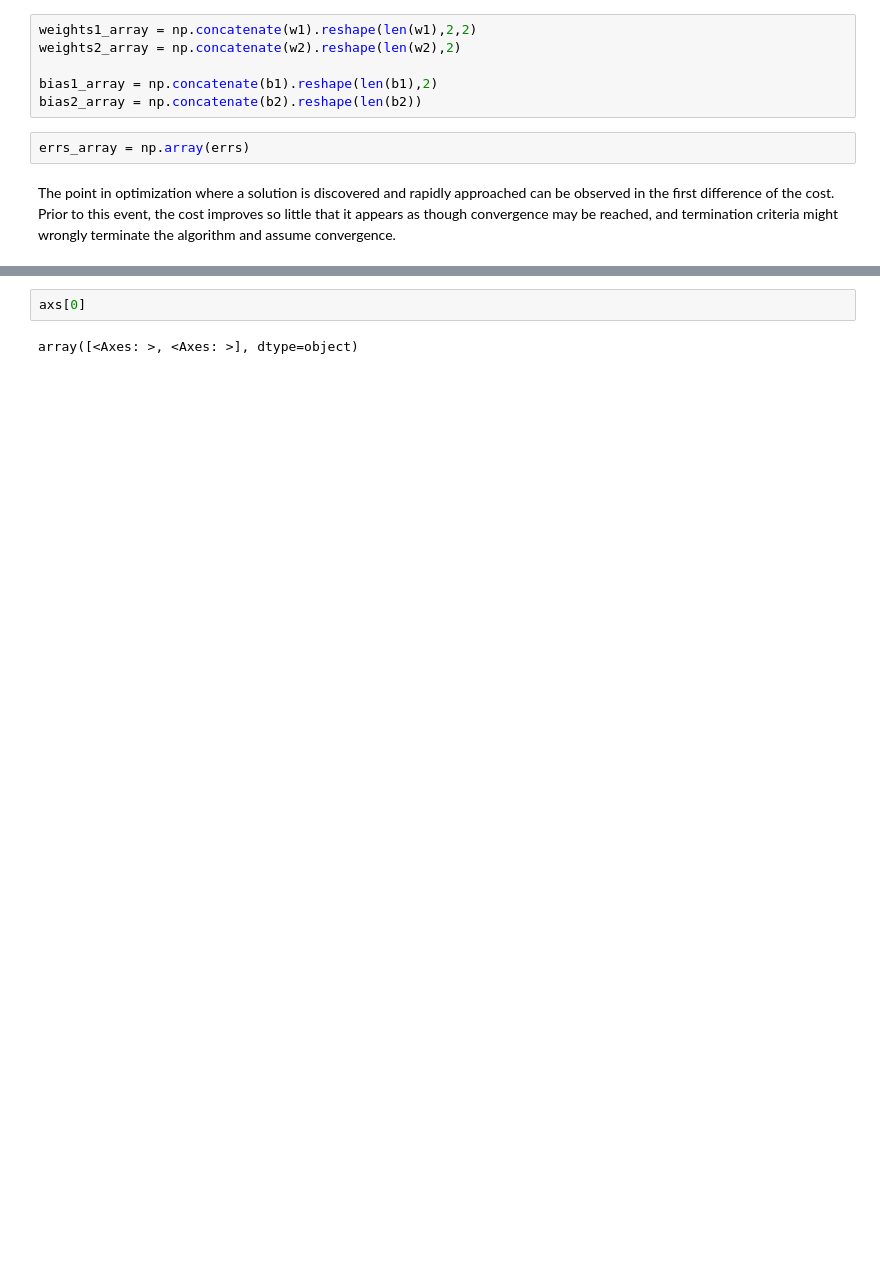
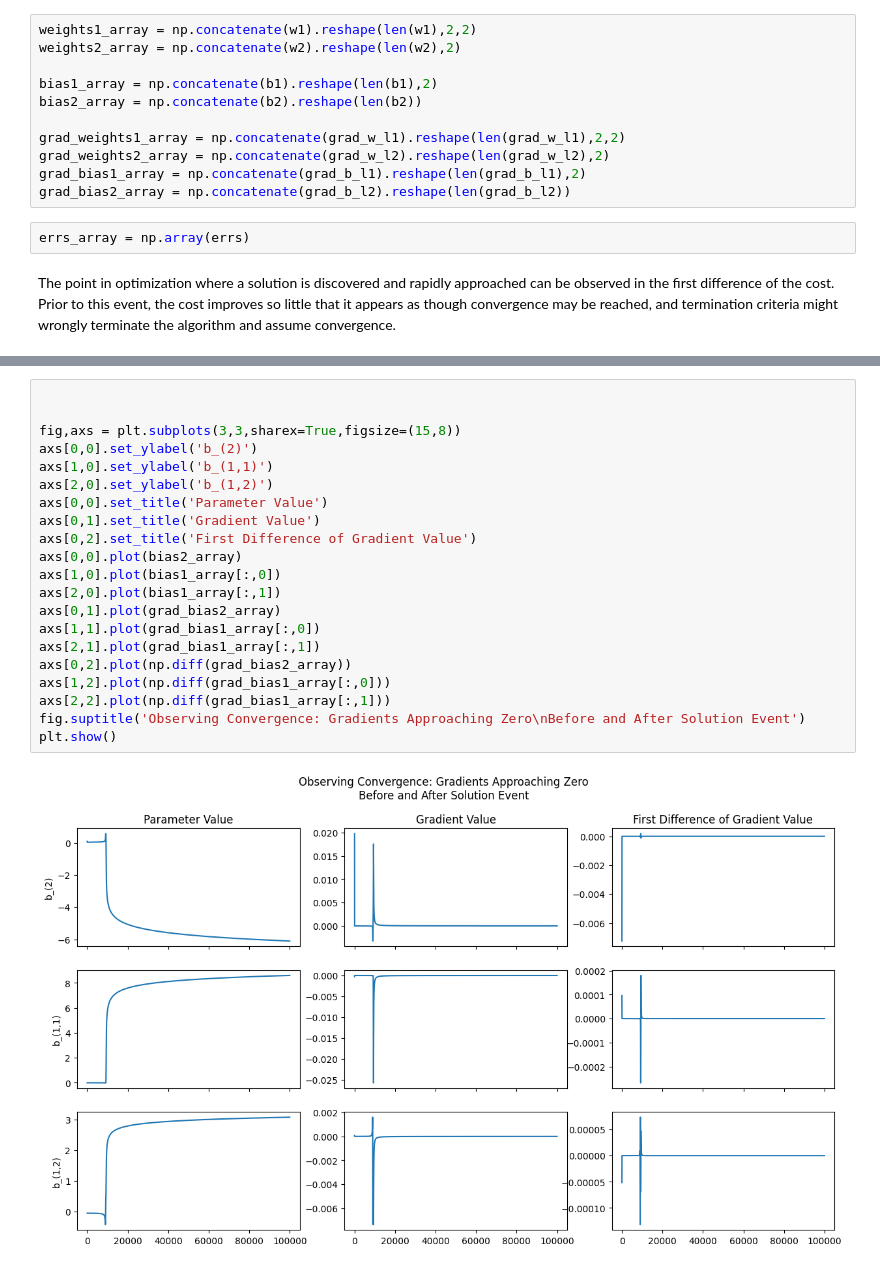
Before and after one commit to JLivingston01/ml-research, a Jupyter notebook: neural-network-innards/notebooks/explore.ipynb, the cells around one changed output, grey strips where cells are left out. Cells and saved outputs as stored; diff of their text form; blank space fills up the shorter version.

```diff
--- a/neural-network-innards/notebooks/explore.ipynb
+++ b/neural-network-innards/notebooks/explore.ipynb
@@ -245,6 +247,11 @@ weights2_array = np.concatenate(w2).reshape(len(w2),2)
 
 bias1_array = np.concatenate(b1).reshape(len(b1),2)
 bias2_array = np.concatenate(b2).reshape(len(b2))
+
+grad_weights1_array = np.concatenate(grad_w_l1).reshape(len(grad_w_l1),2,2)
+grad_weights2_array = np.concatenate(grad_w_l2).reshape(len(grad_w_l2),2)
+grad_bias1_array = np.concatenate(grad_b_l1).reshape(len(grad_b_l1),2)
+grad_bias2_array = np.concatenate(grad_b_l2).reshape(len(grad_b_l2))
 # %%
 errs_array = np.array(errs)
 # %% [markdown]
@@ -299,4 +305,23 @@ plt.show()
-# %%
-axs[0]
-# %% [output]
-array([<Axes: >, <Axes: >], dtype=object)
+# %%
+
+
+fig,axs = plt.subplots(3,3,sharex=True,figsize=(15,8))
+axs[0,0].set_ylabel('b_(2)')
+axs[1,0].set_ylabel('b_(1,1)')
+axs[2,0].set_ylabel('b_(1,2)')
+axs[0,0].set_title('Parameter Value')
+axs[0,1].set_title('Gradient Value')
+axs[0,2].set_title('First Difference of Gradient Value')
+axs[0,0].plot(bias2_array)
+axs[1,0].plot(bias1_array[:,0])
+axs[2,0].plot(bias1_array[:,1])
+axs[0,1].plot(grad_bias2_array)
+axs[1,1].plot(grad_bias1_array[:,0])
+axs[2,1].plot(grad_bias1_array[:,1])
+axs[0,2].plot(np.diff(grad_bias2_array))
+axs[1,2].plot(np.diff(grad_bias1_array[:,0]))
+axs[2,2].plot(np.diff(grad_bias1_array[:,1]))
+fig.suptitle('Observing Convergence: Gradients Approaching Zero\nBefore and After Solution Event')
+plt.show()
+# %% [output]
+[figure, added]
```
Also changed, not shown: parts of 12 cells of this notebook.
